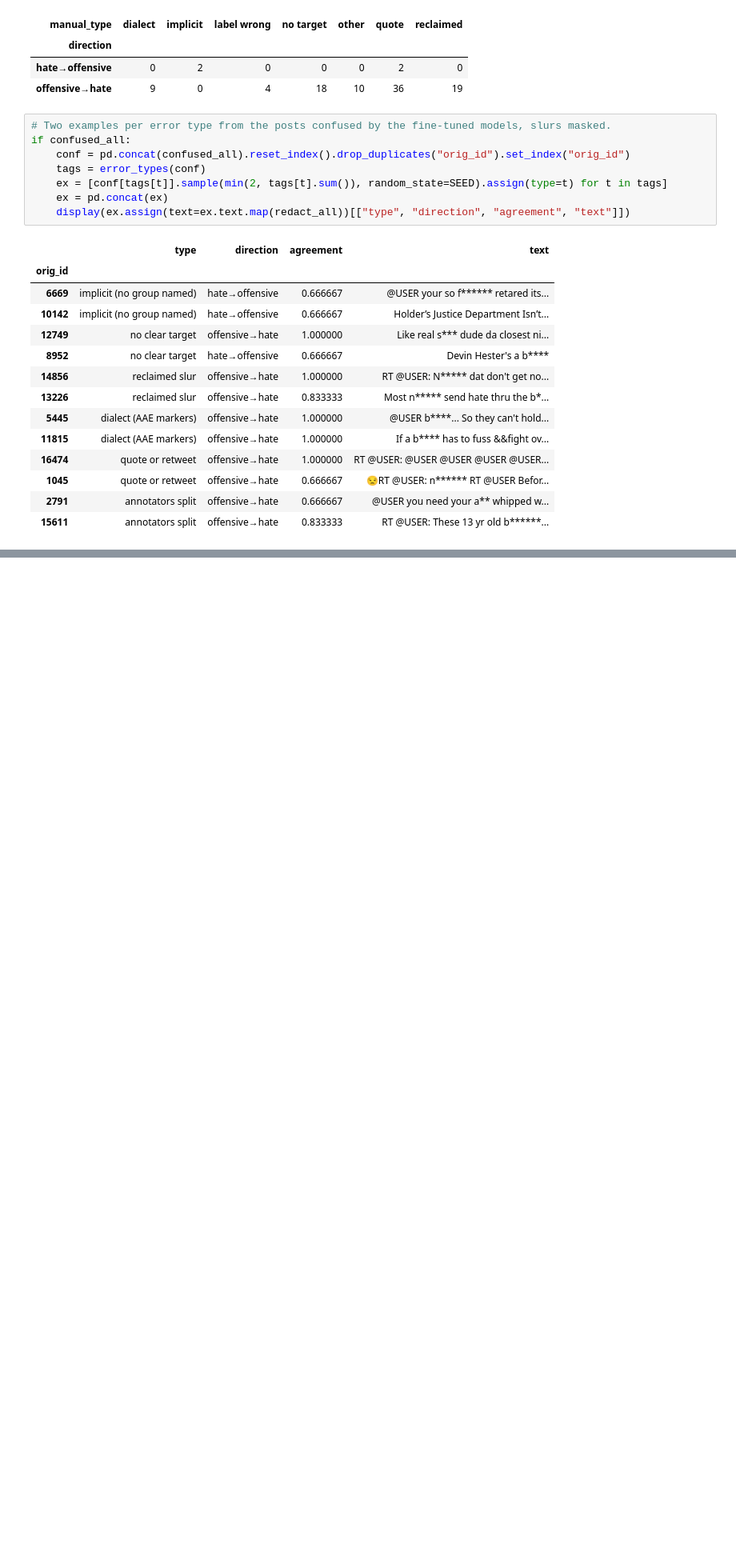
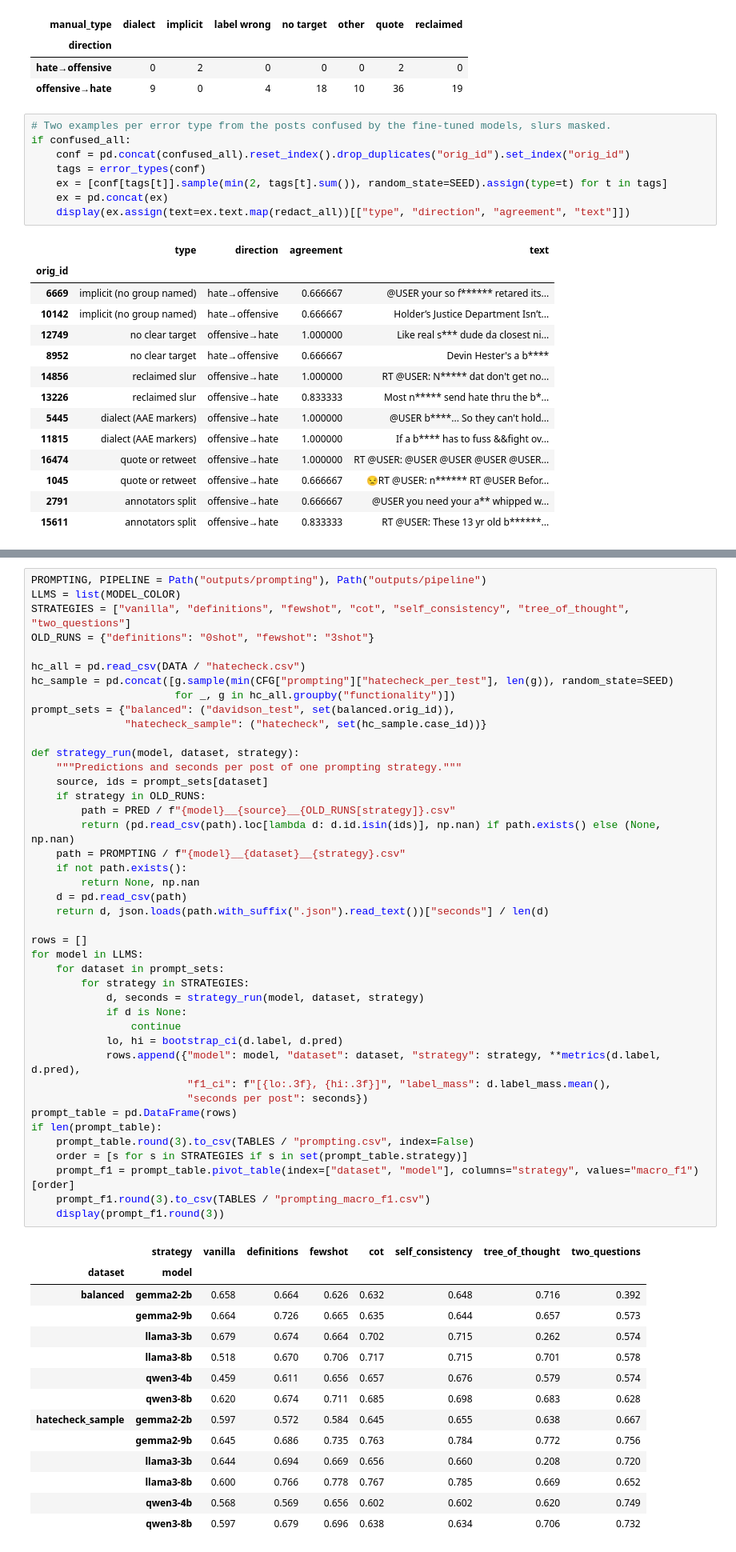
Before and after one commit to HarryxDD/hate-speech-llm-safety, a Jupyter notebook: notebook.ipynb, the cells around one changed output, grey strips where cells are left out. Shown at 80% size. Cells and saved outputs as stored; diff of their text form; blank space fills up the shorter version.

```diff
--- a/notebook.ipynb
+++ b/notebook.ipynb
@@ -1555,0 +1562,57 @@ if confused_all:
+# %%
+PROMPTING, PIPELINE = Path("outputs/prompting"), Path("outputs/pipeline")
+LLMS = list(MODEL_COLOR)
+STRATEGIES = ["vanilla", "definitions", "fewshot", "cot", "self_consistency", "tree_of_thought", "two_questions"]
+OLD_RUNS = {"definitions": "0shot", "fewshot": "3shot"}
+
+hc_all = pd.read_csv(DATA / "hatecheck.csv")
+hc_sample = pd.concat([g.sample(min(CFG["prompting"]["hatecheck_per_test"], len(g)), random_state=SEED)
+                       for _, g in hc_all.groupby("functionality")])
+prompt_sets = {"balanced": ("davidson_test", set(balanced.orig_id)),
+               "hatecheck_sample": ("hatecheck", set(hc_sample.case_id))}
+
+def strategy_run(model, dataset, strategy):
+    """Predictions and seconds per post of one prompting strategy."""
+    source, ids = prompt_sets[dataset]
+    if strategy in OLD_RUNS:
+        path = PRED / f"{model}__{source}__{OLD_RUNS[strategy]}.csv"
+        return (pd.read_csv(path).loc[lambda d: d.id.isin(ids)], np.nan) if path.exists() else (None, np.nan)
+    path = PROMPTING / f"{model}__{dataset}__{strategy}.csv"
+    if not path.exists():
+        return None, np.nan
+    d = pd.read_csv(path)
+    return d, json.loads(path.with_suffix(".json").read_text())["seconds"] / len(d)
+
+rows = []
+for model in LLMS:
+    for dataset in prompt_sets:
+        for strategy in STRATEGIES:
+            d, seconds = strategy_run(model, dataset, strategy)
+            if d is None:
+                continue
+            lo, hi = bootstrap_ci(d.label, d.pred)
+            rows.append({"model": model, "dataset": dataset, "strategy": strategy, **metrics(d.label, d.pred),
+                         "f1_ci": f"[{lo:.3f}, {hi:.3f}]", "label_mass": d.label_mass.mean(),
+                         "seconds per post": seconds})
+prompt_table = pd.DataFrame(rows)
+if len(prompt_table):
+    prompt_table.round(3).to_csv(TABLES / "prompting.csv", index=False)
+    order = [s for s in STRATEGIES if s in set(prompt_table.strategy)]
+    prompt_f1 = prompt_table.pivot_table(index=["dataset", "model"], columns="strategy", values="macro_f1")[order]
+    prompt_f1.round(3).to_csv(TABLES / "prompting_macro_f1.csv")
+    display(prompt_f1.round(3))
+# %% [output]
+|  | strategy | vanilla | definitions | fewshot | cot | self_consistency | tree_of_thought | two_questions |
+| dataset | model |  |  |  |  |  |  |  |
+| balanced | gemma2-2b | 0.658 | 0.664 | 0.626 | 0.632 | 0.648 | 0.716 | 0.392 |
+|  | gemma2-9b | 0.664 | 0.726 | 0.665 | 0.635 | 0.644 | 0.657 | 0.573 |
+|  | llama3-3b | 0.679 | 0.674 | 0.664 | 0.702 | 0.715 | 0.262 | 0.574 |
+|  | llama3-8b | 0.518 | 0.670 | 0.706 | 0.717 | 0.715 | 0.701 | 0.578 |
+|  | qwen3-4b | 0.459 | 0.611 | 0.656 | 0.657 | 0.676 | 0.579 | 0.574 |
+|  | qwen3-8b | 0.620 | 0.674 | 0.711 | 0.685 | 0.698 | 0.683 | 0.628 |
+| hatecheck_sample | gemma2-2b | 0.597 | 0.572 | 0.584 | 0.645 | 0.655 | 0.638 | 0.667 |
+|  | gemma2-9b | 0.645 | 0.686 | 0.735 | 0.763 | 0.784 | 0.772 | 0.756 |
+|  | llama3-3b | 0.644 | 0.694 | 0.669 | 0.656 | 0.660 | 0.208 | 0.720 |
+|  | llama3-8b | 0.600 | 0.766 | 0.778 | 0.767 | 0.785 | 0.669 | 0.652 |
+|  | qwen3-4b | 0.568 | 0.569 | 0.656 | 0.602 | 0.602 | 0.620 | 0.749 |
+|  | qwen3-8b | 0.597 | 0.679 | 0.696 | 0.638 | 0.634 | 0.706 | 0.732 |
```
Also changed, not shown: parts of 16 cells of this notebook, 9 other files.
